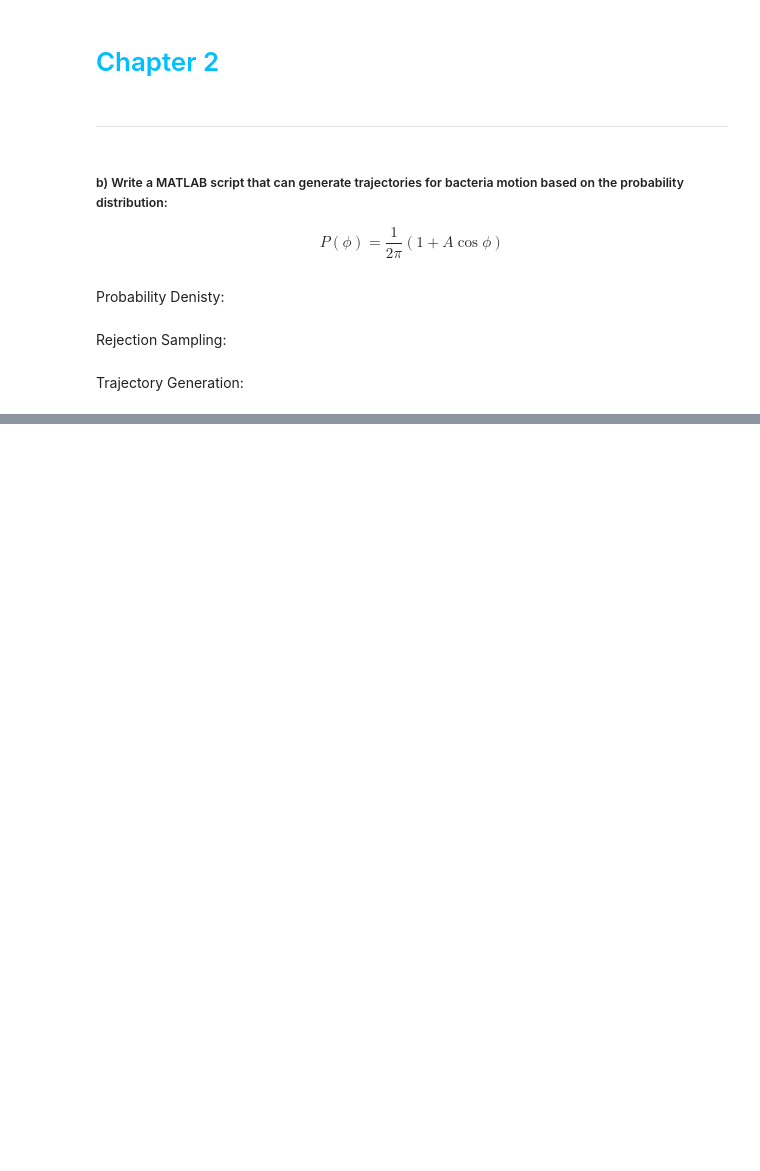
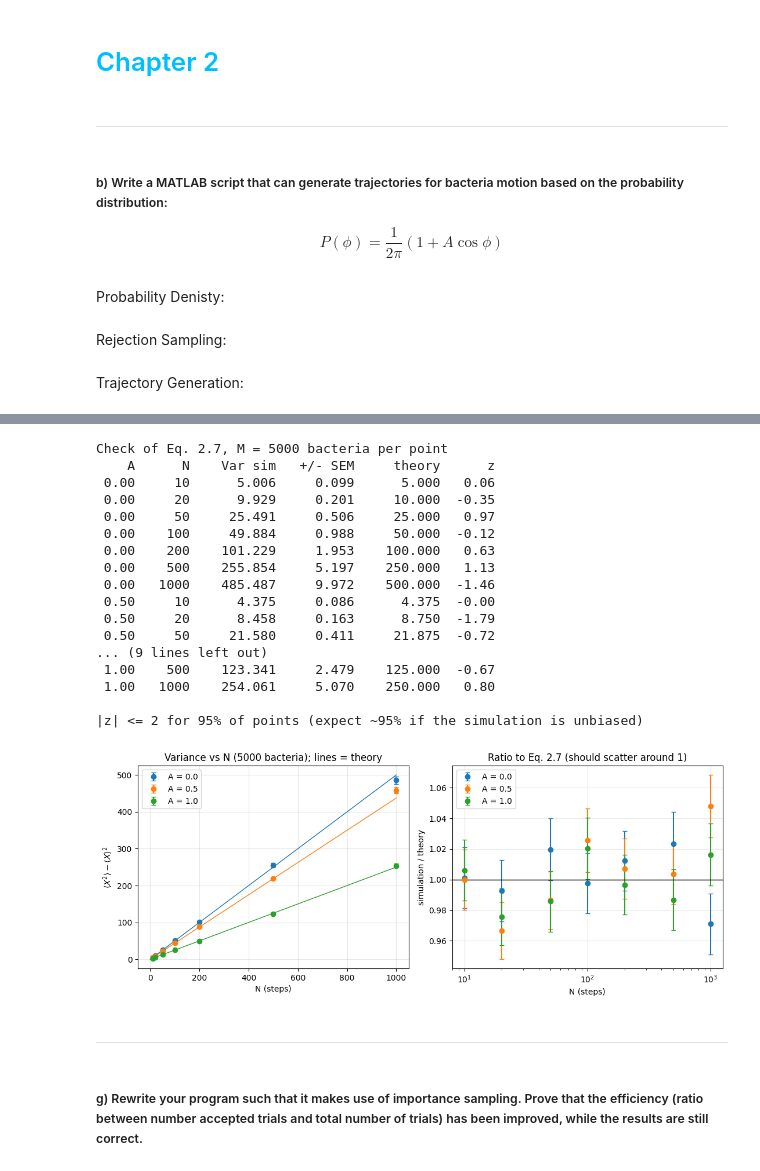
Before and after one commit to Stefan2o3u/ComputationPhysics, a Jupyter notebook: Assignment_2.ipynb, the cells around one changed output, grey strips where cells are left out. Drawn from its saved outputs; the diff is of its cells as text; code cells hidden in the pictures; blank space fills up the shorter version.

```diff
--- a/Assignment_2.ipynb
+++ b/Assignment_2.ipynb
@@ -115,0 +317,28 @@ plot_trajectories(num_steps=200, num_bacteria=50, r=r, A=A)
+# %%
+r = 1.0   # fixed step length
+A = 0.7   # bias strength for the part b) plots, 0 <= A <= 1
+
+check_eq_2_7(r=r, M=5000)
+# %% [output]
+Check of Eq. 2.7, M = 5000 bacteria per point
+    A      N    Var sim   +/- SEM     theory      z
+ 0.00     10      5.006     0.099      5.000   0.06
+ 0.00     20      9.929     0.201     10.000  -0.35
+ 0.00     50     25.491     0.506     25.000   0.97
+ 0.00    100     49.884     0.988     50.000  -0.12
+ 0.00    200    101.229     1.953    100.000   0.63
+ 0.00    500    255.854     5.197    250.000   1.13
+ 0.00   1000    485.487     9.972    500.000  -1.46
+ 0.50     10      4.375     0.086      4.375  -0.00
+ 0.50     20      8.458     0.163      8.750  -1.79
+ 0.50     50     21.580     0.411     21.875  -0.72
+... (9 lines left out)
+ 1.00    500    123.341     2.479    125.000  -0.67
+ 1.00   1000    254.061     5.070    250.000   0.80
+
+|z| <= 2 for 95% of points (expect ~95% if the simulation is unbiased)
+[figure, added]
+# %% [markdown]
+------------------------------------
+# %% [markdown]
+##### g) Rewrite your program such that it makes use of importance sampling. Prove that the efficiency (ratio between number accepted trials and total number of trials) has been improved, while the results are still correct.
```
Also changed, not shown: parts of 11 cells of this notebook, 1 other file.
